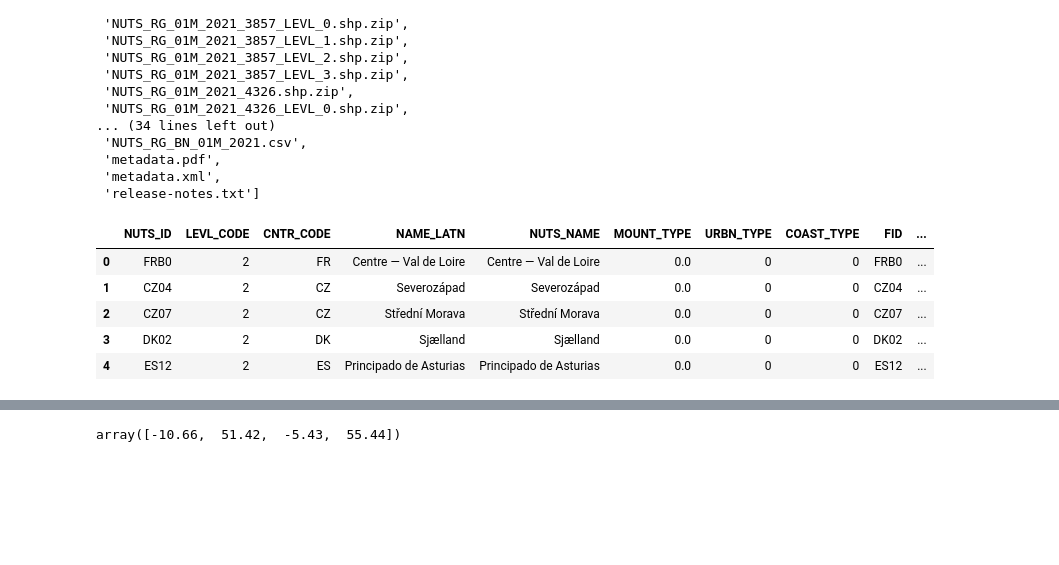
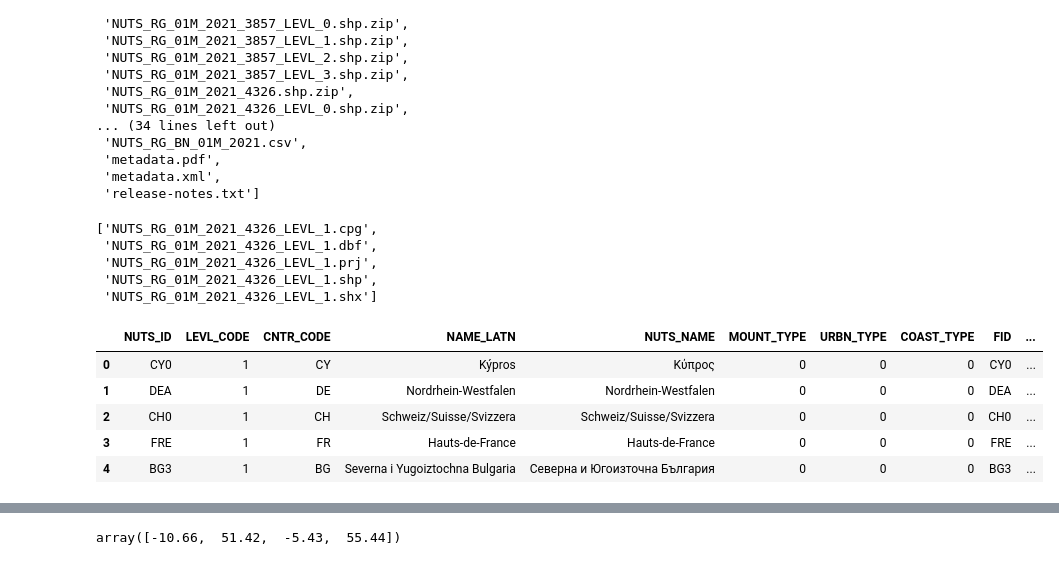
Before and after one commit to wind-to-hydrogen-toolkit/hydrogen-salt-storage, a Jupyter notebook: notebooks/ireland_boundary_nuts.ipynb, the cells around one changed output, grey strips where cells are left out. Saved outputs shown, nothing was run; the diff lists cells and outputs as text; code cells hidden in the pictures; blank space fills up the shorter version.

```diff
--- a/notebooks/ireland_boundary_nuts.ipynb
+++ b/notebooks/ireland_boundary_nuts.ipynb
@@ -81,11 +81,19 @@ DATA_FILE = os.path.join(DATA_DIR_TEMP, "NUTS_RG_01M_2021_4326_LEVL_2.shp.zip")
+# %%
+ZipFile(DATA_FILE).namelist()
+# %% [output]
+['NUTS_RG_01M_2021_4326_LEVL_1.cpg',
+ 'NUTS_RG_01M_2021_4326_LEVL_1.dbf',
+ 'NUTS_RG_01M_2021_4326_LEVL_1.prj',
+ 'NUTS_RG_01M_2021_4326_LEVL_1.shp',
+ 'NUTS_RG_01M_2021_4326_LEVL_1.shx']
 # %%
-nuts2 = gpd.read_file(f"zip://{DATA_FILE}!NUTS_RG_01M_2021_4326_LEVL_2.shp")
+nuts = gpd.read_file(f"zip://{DATA_FILE}!NUTS_RG_01M_2021_4326_LEVL_1.shp")
 # %%
-nuts2.head()
+nuts.head()
 # %% [output]
 |  | NUTS_ID | LEVL_CODE | CNTR_CODE | NAME_LATN | NUTS_NAME | MOUNT_TYPE | URBN_TYPE | COAST_TYPE | FID | ... |
-| 0 | FRB0 | 2 | FR | Centre — Val de Loire | Centre — Val de Loire | 0.0 | 0 | 0 | FRB0 | ... |
-| 1 | CZ04 | 2 | CZ | Severozápad | Severozápad | 0.0 | 0 | 0 | CZ04 | ... |
-| 2 | CZ07 | 2 | CZ | Střední Morava | Střední Morava | 0.0 | 0 | 0 | CZ07 | ... |
-| 3 | DK02 | 2 | DK | Sjælland | Sjælland | 0.0 | 0 | 0 | DK02 | ... |
-| 4 | ES12 | 2 | ES | Principado de Asturias | Principado de Asturias | 0.0 | 0 | 0 | ES12 | ... |
+| 0 | CY0 | 1 | CY | Kýpros | Κύπρος | 0 | 0 | 0 | CY0 | ... |
+| 1 | DEA | 1 | DE | Nordrhein-Westfalen | Nordrhein-Westfalen | 0 | 0 | 0 | DEA | ... |
+| 2 | CH0 | 1 | CH | Schweiz/Suisse/Svizzera | Schweiz/Suisse/Svizzera | 0 | 0 | 0 | CH0 | ... |
+| 3 | FRE | 1 | FR | Hauts-de-France | Hauts-de-France | 0 | 0 | 0 | FRE | ... |
+| 4 | BG3 | 1 | BG | Severna i Yugoiztochna Bulgaria | Северна и Югоизточна България | 0 | 0 | 0 | BG3 | ... |
```
Also changed, not shown: parts of 12 cells of this notebook, 3 other files.
